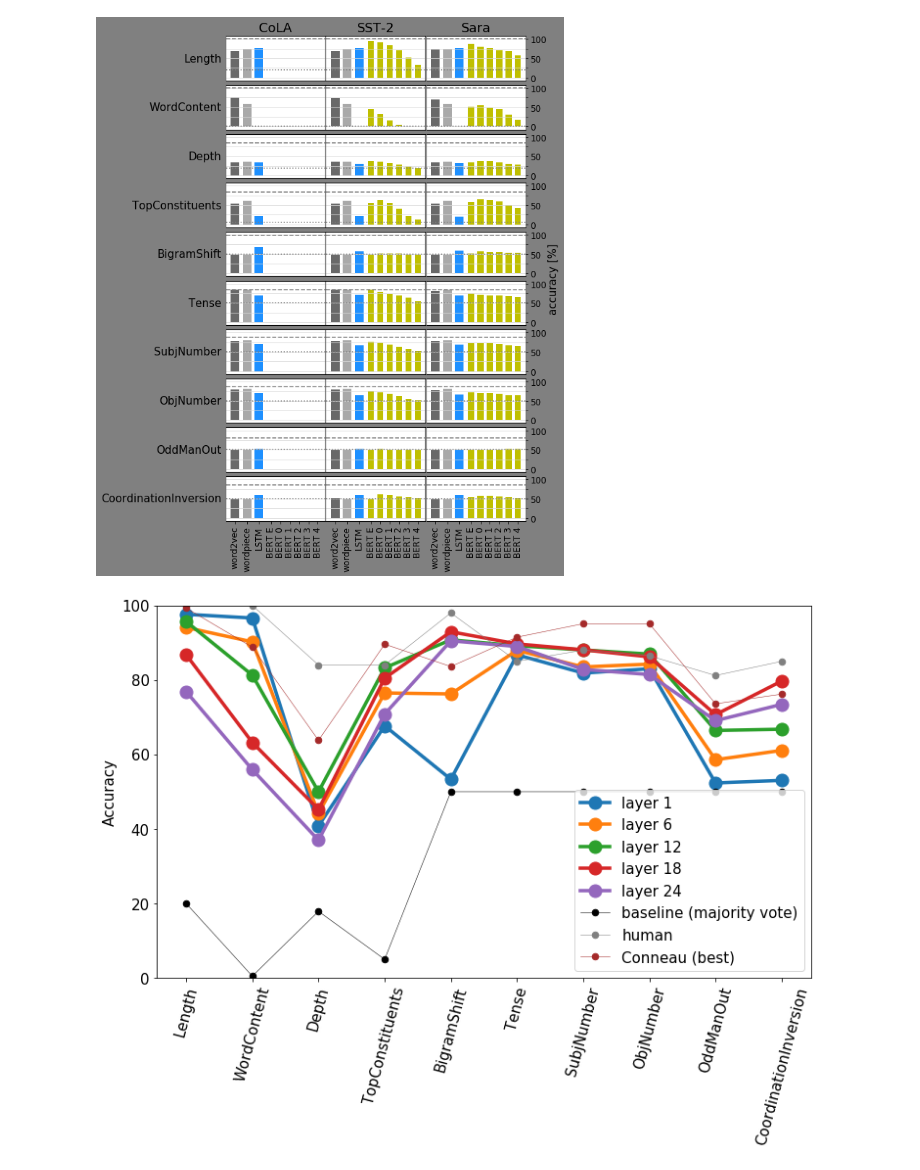
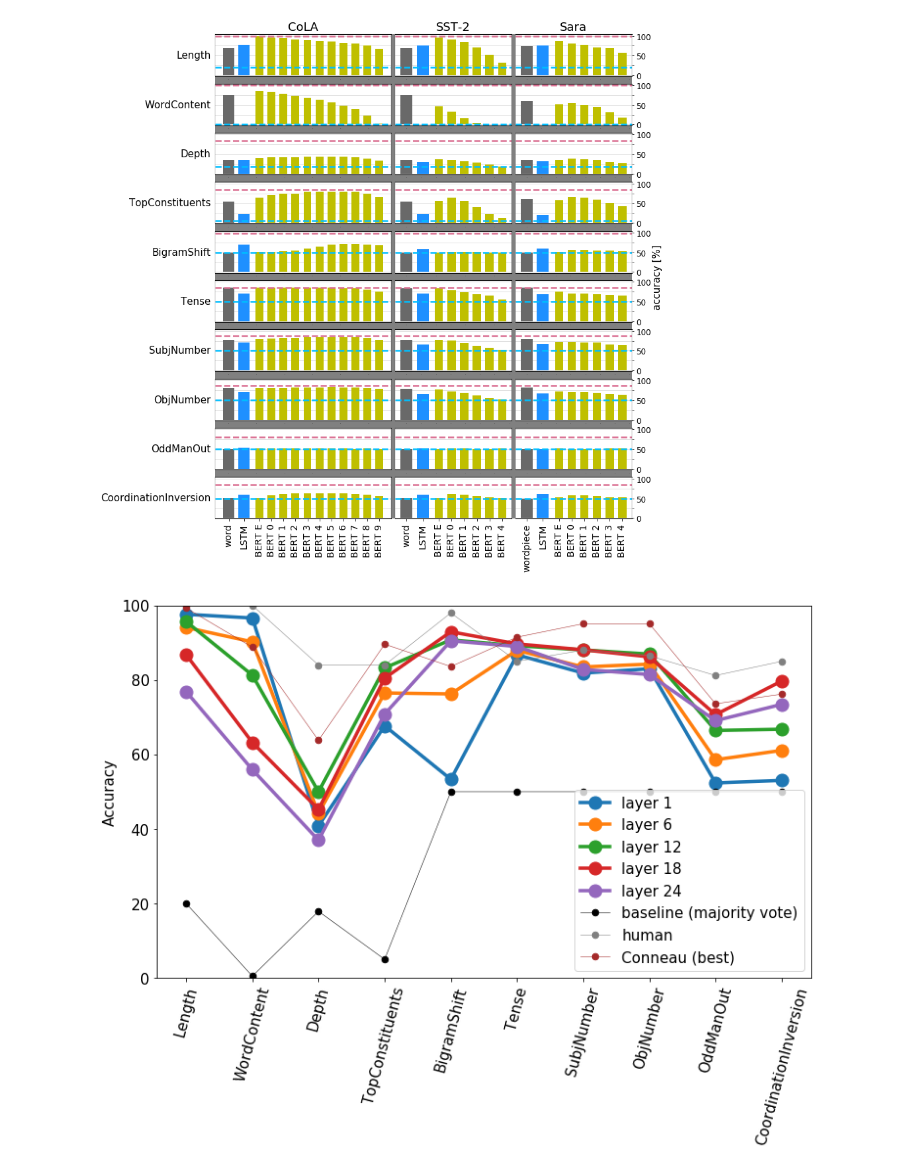
Before and after one commit to samsucik/knowledge-distil-bert, a Jupyter notebook: experiments/analysis/Probing.ipynb, the cells around one changed output. Cells and saved outputs as stored; diff of their text form; code cells hidden in the pictures.

Commit message:
Add results of probing small CoLA BERT student and plot them.

```diff
--- a/experiments/analysis/Probing.ipynb
+++ b/experiments/analysis/Probing.ipynb
@@ -142,7 +142,14 @@ fig.savefig("img/probing_master.png")
+# %%
+def despine(a):
+    a.spines["top"].set_visible(False)
+    a.spines["right"].set_visible(False)
+    a.spines["bottom"].set_visible(False)
+    a.spines["left"].set_visible(False)
 # %%
-layers = {"CoLA": {"BERT": [], "LSTM": [-1]},
+layers = {"CoLA": {"BERT": ["E", 0, 1, 2, 3, 4, 5, 6, 7, 8, 9], "LSTM": [-1]},
           "SST-2": {"BERT": ["E", 0, 1, 2, 3, 4], "LSTM": [-1]},
           "Sara": {"BERT": ["E", 0, 1, 2, 3, 4], "LSTM": [-1]}}
+glue_to_embed_type = {"CoLA": "word", "SST-2": "word", "Sara": "wordpiece"}
 embed_types = ["word", "wordpiece"]
 
 vals_to_plot = {}
@@ -169,73 +176,77 @@ for col, glue_task in enumerate(glue_tasks):
             vals_to_plot_embed[glue_task][embed_type][task_name] = best_row["acc"]
 # %%
 ncols = 3
-fig, axs = plt.subplots(nrows=T, ncols=ncols, figsize=(9, 11), sharex=True, sharey=True)
+fig, axs = plt.subplots(nrows=T, ncols=ncols, figsize=(12, 12), sharex=True, sharey=True)
 yticks_major = np.arange(3)*50
 yticks_minor = np.arange(5)*25
-yticklabels = np.arange(3)*50
 grid_colour = np.array([1.0, 1.0, 1.0, 1.0])*0.85
 for row, task_name in enumerate(task_names):
-    axs[row][0].set_ylabel(task_name, rotation=0, labelpad=3, horizontalalignment="right",
-                           verticalalignment="center")
     for col, glue_task in enumerate(glue_tasks):
-        axs[0][col].set_title(glue_task)
-        ax = axs[row][col]
-        # embed_word, embed_wordpiece, LSTM, BERT
+        ax = plt.subplot2grid((T, 7), (row, [0, 3, 5][col]), colspan=[3, 2, 2][col], zorder=2)
+        if col == 0:
+            ax.set_ylabel(task_name, rotation=0, labelpad=3, horizontalalignment="right", verticalalignment="center")
+        if row == 0:
+            ax.set_title(glue_task)
+
+        # embed, LSTM, BERT
         w = 0.8
         space = 0.3
         ys = []
-        cl = ["dimgrey", "darkgrey", "dodgerblue"]
-        ws = [w, w, w]
-        xs = [i*(w+space) for i in range(4)] + [((3+0.7*i)*w + (3+i)*space) for i in range(1, 6)]
-        for embed_type in embed_types:
-            ys.append(vals_to_plot_embed[glue_task][embed_type][task_name])
+        cl = ["dimgrey", "dodgerblue"]
+        ws = [w, w]
+        xs = [i*(w+space) for i in range(3)] + [((2+0.7*i)*w + (2+i)*space)
+                                                for i in range(1, len(layers[glue_task]["BERT"]))]
+        ys.append(vals_to_plot_embed[glue_task][glue_to_embed_type[glue_task]][task_name])
         ys.append(vals_to_plot[glue_task]["LSTM"][-1][task_name])
-        for layer in ["E", 0, 1, 2, 3, 4]:
+        for layer in layers[glue_task]["BERT"]:
             y = 0 if layer not in vals_to_plot[glue_task]["BERT"] else vals_to_plot[glue_task]["BERT"][layer][task_name]
             ys.append(y)
             cl.append("y")
             ws.append(w*0.7)
-        xticklabels = ["word2vec", "wordpiece", "LSTM"] + [("BERT " + str(l)) for l in ["E", 0, 1, 2, 3, 4]]
+
+        xticklabels = [glue_to_embed_type[glue_task], "LSTM"] + [("BERT " + str(l)) for l in layers[glue_task]["BERT"]]
         ax.tick_params(axis="y", which="both", length=0)
         if row < T-1:
-            ax.tick_params(axis="x", which="both", length=0)
+            ax.tick_params(axis="x", which="both", length=0, labelsize=0)
         else:
             ax.set_xticks(xs)
-            ax.tick_params("x", labelsize=12)
+            ax.tick_params("x", labelsize=14)
             ax.set_xticklabels(xticklabels, rotation=90)
 
+        ax.set_ylim(bottom=-2, top=104)
+        ax.set_yticks(yticks_major, minor=False)
+        ax.set_yticks(yticks_minor, minor=True)
         if col == ncols - 1:
-            ax.tick_params("y", right=True, left=False, labelright=True, length=3, which="both", labelsize=12)
-            ax.set_yticks(yticks_major, minor=False)
-            ax.set_yticks(yticks_minor, minor=True)
-            ax.set_yticklabels(yticklabels)
+            ax.tick_params("y", right=True, left=False, labelright=True, labelleft=False, length=3, which="both", labelsize=12)
         else:
             ax.tick_params("y", left=False, labelleft=False, right=False, labelright=False)
 
-        ax.axhline(baselines["majority"][row], linestyle=":", c="grey")
-        ax.axhline(baselines["human"][row], linestyle="--", c="grey")
+        lw = 2.5
+        ax.axhline(baselines["majority"][row], linestyle="--", c="deepskyblue", lw=lw)
+        ax.axhline(baselines["human"][row], linestyle="--", c="palevioletred", lw=lw)
+#         ax.axhline(baselines["conneau-best"][row], linestyle=":", c="grey", lw=2)
         ax.bar(x=xs, height=ys, color=cl, width=ws)
 
-        ax.set_ylim(bottom=-8, top=108)
         ax.grid(axis="y", color=grid_colour, which="both")
+        ax.set_axisbelow(True)
         [i.set_linewidth(1.1) for i in [ax.spines[k] for k in ["top", "bottom"]]]
         [i.set_linewidth(0.2) for i in [ax.spines[k] for k in ["right", "left"]]]
 
-fig.tight_layout(h_pad=0.0, w_pad=0.1)
+fig.tight_layout(h_pad=0.1, w_pad=0.4)
 
-fig.add_subplot(111, frameon=False)
+fig.add_subplot(111, zorder=1)
 ax = plt.gca()
 ax.tick_params(labelcolor='none', top=False, bottom=False, left=False, right=False, length=0)
 ax.yaxis.set_label_position("right")
 ax.yaxis.tick_right()
 ax.set_ylabel("accuracy [%]")
-
-fig.patch.set_facecolor("grey")
+ax.set_facecolor("grey")
+despine(ax)
 
 plt.show()
 fig.savefig("img/probing_master_students.png")
 # %% [output]
-[figure, old version]
+[figure, new version]
 # %%
 layers = [0, 5, 11, 17, -1]
 vals_to_plot = {l: [] for l in layers}
```
Also changed, not shown: parts of 1 cell of this notebook, 12 other files.
